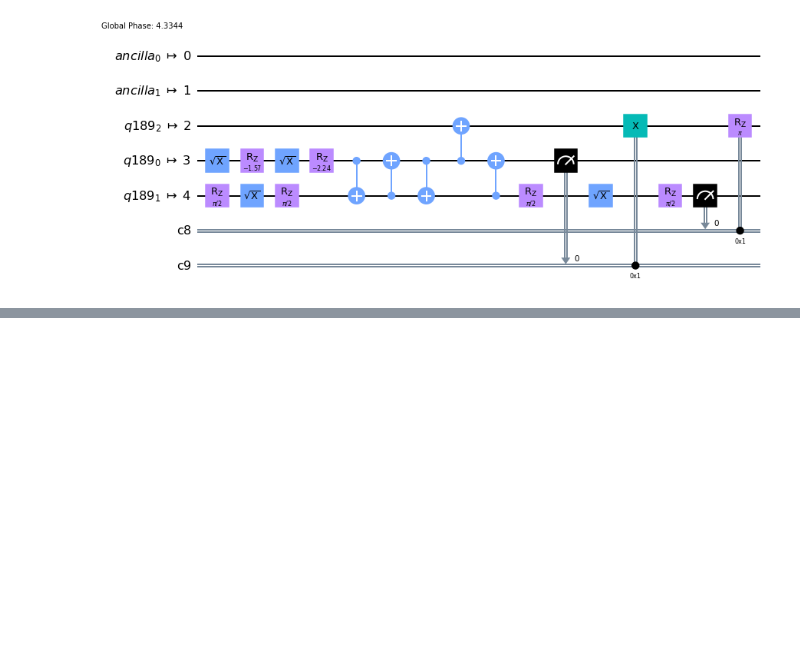
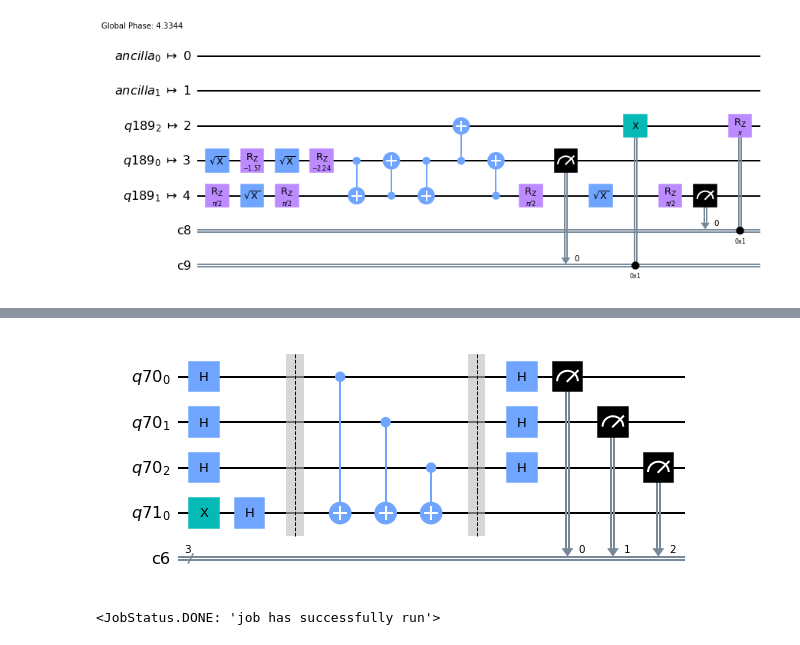
Before and after one commit to cliffchens/qiskit, a Jupyter notebook: Hardware Tests.ipynb, the cells around one changed output, grey strips where cells are left out. Drawn from its saved outputs; the diff is of its cells as text; code cells hidden in the pictures; blank space fills up the shorter version.

```diff
--- a/Hardware Tests.ipynb
+++ b/Hardware Tests.ipynb
@@ -265,0 +312,37 @@ display(tc_optimized.draw('mpl'))
+# %%
+# Now try with balanced oracle
+
+# Input bit length, maximum of 3
+n = 3
+
+dj_in = QuantumRegister(n)
+dj_ancilla = QuantumRegister(1)
+dj_out = ClassicalRegister(n)
+dj = QuantumCircuit(dj_in, dj_ancilla, dj_out, name = 'DJ Balanced Oracle')
+
+# Initialize ancilla to 1
+dj.x(n)
+
+# Hadamard gate on all qubits
+for a in range(n + 1):
+    dj.h(a)
+
+# Implement balanced oracle with output 1
+dj.barrier()
+
+for a in range(n):
+    dj.cx(a, n)
+
+dj.barrier()
+
+# Hadamard on all qubits except ancilla
+for a in range(n):
+    dj.h(a)
+
+# Measure all qubits except ancilla
+for a in range(n):
+    dj.measure(a, a)
+
+dj.draw('mpl')
+# %% [output]
+[figure, added]
@@ -265,0 +361,4 @@ display(tc_optimized.draw('mpl'))
+# %%
+job.status()
+# %% [output]
+<JobStatus.DONE: 'job has successfully run'>
```
Also changed, not shown: parts of 6 cells of this notebook.
